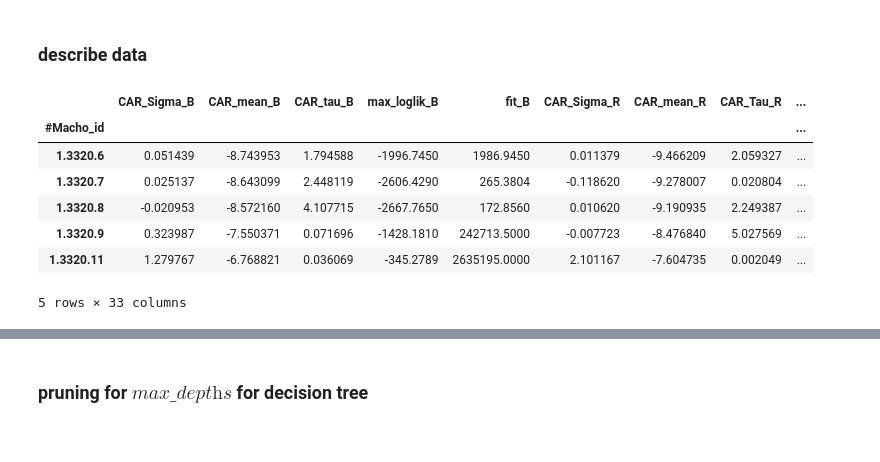
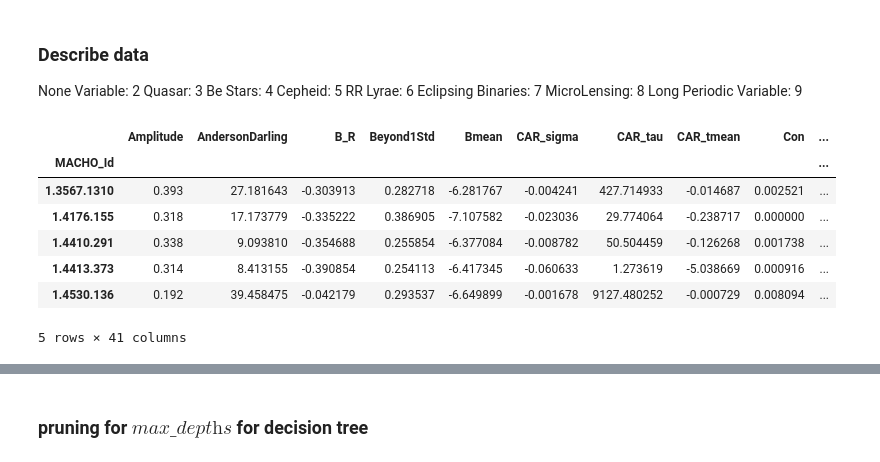
Before and after one commit to isadoranun/time-series-feats, a Jupyter notebook: classification.ipynb, the cells around one changed output, grey strips where cells are left out. Cells and saved outputs as stored; diff of their text form; code cells hidden in the pictures.

```diff
--- a/classification.ipynb
+++ b/classification.ipynb
@@ -12,21 +12,31 @@ from sklearn.cross_validation import cross_val_score, KFold, train_test_split
 from sklearn.decomposition import PCA
 from sklearn.preprocessing import StandardScaler
 %matplotlib inline
-# %% [markdown]
-### describe data ###
+# %% [markdown]
+### Describe data ###
+
+None Variable: 2
+Quasar: 3
+Be Stars: 4
+Cepheid: 5
+RR Lyrae: 6
+Eclipsing Binaries: 7
+MicroLensing: 8
+Long Periodic Variable: 9
 # %%
-data = pd.read_csv('nuevotraining.csv',index_col=0)
+data = pd.read_csv('New_Training_Set.csv',index_col=0)
+data = data.replace([np.inf, -np.inf], np.nan)
 data = data.dropna()
 data.head()
 # %% [output]
-|  | CAR_Sigma_B | CAR_mean_B | CAR_tau_B | max_loglik_B | fit_B | CAR_Sigma_R | CAR_mean_R | CAR_Tau_R | ... |
-| #Macho_id |  |  |  |  |  |  |  |  | ... |
-| 1.3320.6 | 0.051439 | -8.743953 | 1.794588 | -1996.7450 | 1986.9450 | 0.011379 | -9.466209 | 2.059327 | ... |
-| 1.3320.7 | 0.025137 | -8.643099 | 2.448119 | -2606.4290 | 265.3804 | -0.118620 | -9.278007 | 0.020804 | ... |
-| 1.3320.8 | -0.020953 | -8.572160 | 4.107715 | -2667.7650 | 172.8560 | 0.010620 | -9.190935 | 2.249387 | ... |
-| 1.3320.9 | 0.323987 | -7.550371 | 0.071696 | -1428.1810 | 242713.5000 | -0.007723 | -8.476840 | 5.027569 | ... |
-| 1.3320.11 | 1.279767 | -6.768821 | 0.036069 | -345.2789 | 2635195.0000 | 2.101167 | -7.604735 | 0.002049 | ... |
+|  | Amplitude | AndersonDarling | B_R | Beyond1Std | Bmean | CAR_sigma | CAR_tau | CAR_tmean | Con | ... |
+| MACHO_Id |  |  |  |  |  |  |  |  |  | ... |
+| 1.3567.1310 | 0.393 | 27.181643 | -0.303913 | 0.282718 | -6.281767 | -0.004241 | 427.714933 | -0.014687 | 0.002521 | ... |
+| 1.4176.155 | 0.318 | 17.173779 | -0.335222 | 0.386905 | -7.107582 | -0.023036 | 29.774064 | -0.238717 | 0.000000 | ... |
+| 1.4410.291 | 0.338 | 9.093810 | -0.354688 | 0.255854 | -6.377084 | -0.008782 | 50.504459 | -0.126268 | 0.001738 | ... |
+| 1.4413.373 | 0.314 | 8.413155 | -0.390854 | 0.254113 | -6.417345 | -0.060633 | 1.273619 | -5.038669 | 0.000916 | ... |
+| 1.4530.136 | 0.192 | 39.458475 | -0.042179 | 0.293537 | -6.649899 | -0.001678 | 9127.480252 | -0.000729 | 0.008094 | ... |
-5 rows × 33 columns
+5 rows × 41 columns
 # %%
 features = data.columns[:-1]
 data[features].describe()
```
Also changed, not shown: parts of 16 cells of this notebook, 11 other files.
